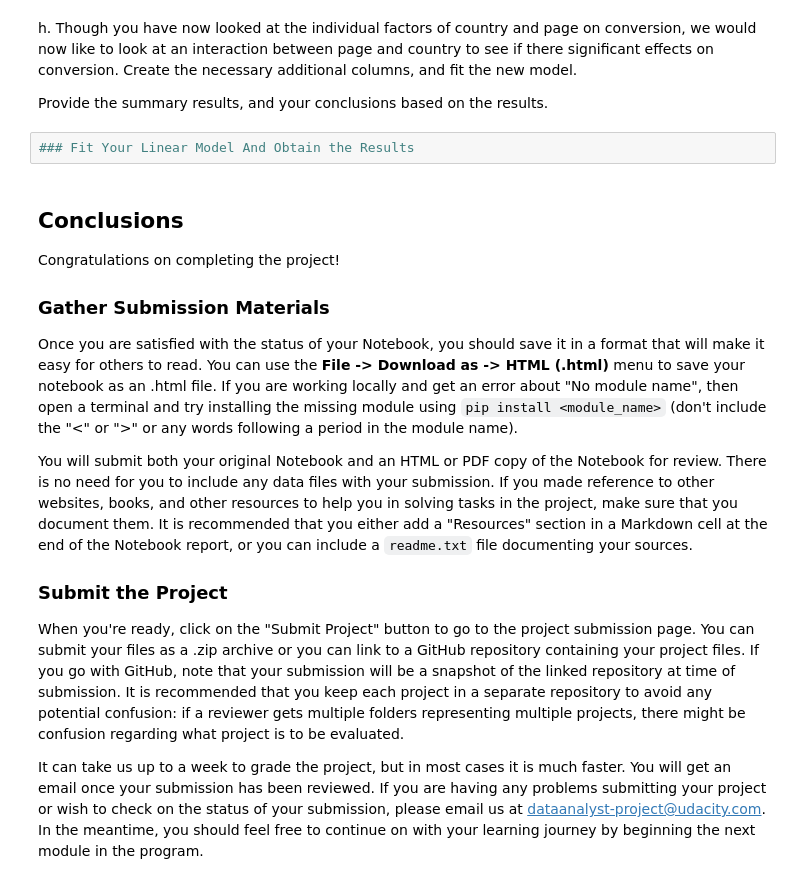
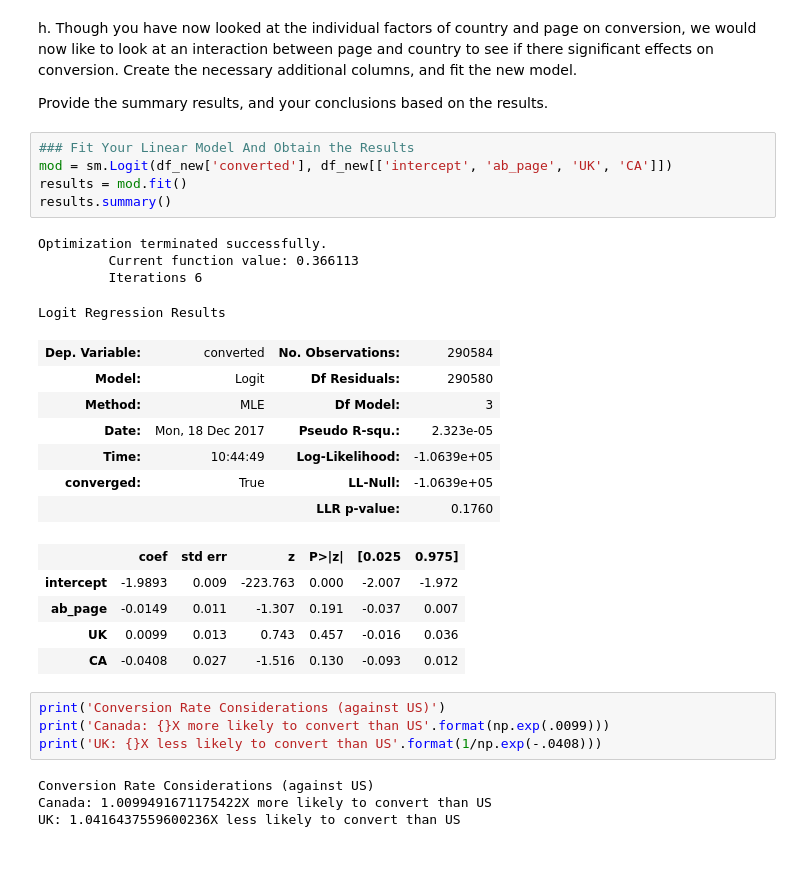
Before and after one commit to timothyshort/data_analysis, a Jupyter notebook: 04_statistics/AnalyzeABTestResults/Analyze_ab_test_results_notebook.ipynb, the cells around one changed output. Cells and saved outputs as stored; diff of their text form; blank space fills up the shorter version.

```diff
--- a/04_statistics/AnalyzeABTestResults/Analyze_ab_test_results_notebook.ipynb
+++ b/04_statistics/AnalyzeABTestResults/Analyze_ab_test_results_notebook.ipynb
@@ -331,20 +401,31 @@ h. Though you have now looked at the individual factors of country and page on c
 Provide the summary results, and your conclusions based on the results.
 # %%
 ### Fit Your Linear Model And Obtain the Results
+mod = sm.Logit(df_new['converted'], df_new[['intercept', 'ab_page', 'UK', 'CA']])
+results = mod.fit()
+results.summary()
+# %% [output]
+Optimization terminated successfully.
+         Current function value: 0.366113
+         Iterations 6
+Logit Regression Results
+| Dep. Variable: | converted | No. Observations: | 290584 |
+| Model: | Logit | Df Residuals: | 290580 |
+| Method: | MLE | Df Model: | 3 |
+| Date: | Mon, 18 Dec 2017 | Pseudo R-squ.: | 2.323e-05 |
+| Time: | 10:44:49 | Log-Likelihood: | -1.0639e+05 |
+| converged: | True | LL-Null: | -1.0639e+05 |
+|  |  | LLR p-value: | 0.1760 |
+|  | coef | std err | z | P>|z| | [0.025 | 0.975] |
+| intercept | -1.9893 | 0.009 | -223.763 | 0.000 | -2.007 | -1.972 |
+| ab_page | -0.0149 | 0.011 | -1.307 | 0.191 | -0.037 | 0.007 |
+| UK | 0.0099 | 0.013 | 0.743 | 0.457 | -0.016 | 0.036 |
+| CA | -0.0408 | 0.027 | -1.516 | 0.130 | -0.093 | 0.012 |
-# %% [markdown]
-<a id='conclusions'></a>
-## Conclusions
-
-Congratulations on completing the project!
-
-### Gather Submission Materials
-
-Once you are satisfied with the status of your Notebook, you should save it in a format that will make it easy for others to read. You can use the __File -> Download as -> HTML (.html)__ menu to save your notebook as an .html file. If you are working locally and get an error about "No module name", then open a terminal and try installing the missing module using `pip install <module_name>` (don't include the "<" or ">" or any words following a period in the module name).
-
-You will submit both your original Notebook and an HTML or PDF copy of the Notebook for review. There is no need for you to include any data files with your submission. If you made reference to other websites, books, and other resources to help you in solving tasks in the project, make sure that you document them. It is recommended that you either add a "Resources" section in a Markdown cell at the end of the Notebook report, or you can include a `readme.txt` file documenting your sources.
-
-### Submit the Project
-
-When you're ready, click on the "Submit Project" button to go to the project submission page. You can submit your files as a .zip archive or you can link to a GitHub repository containing your project files. If you go with GitHub, note that your submission will be a snapshot of the linked repository at time of submission. It is recommended that you keep each project in a separate repository to avoid any potential confusion: if a reviewer gets multiple folders representing multiple projects, there might be confusion regarding what project is to be evaluated.
-
-It can take us up to a week to grade the project, but in most cases it is much faster. You will get an email once your submission has been reviewed. If you are having any problems submitting your project or wish to check on the status of your submission, please email us at dataanalyst-project@udacity.com. In the meantime, you should feel free to continue on with your learning journey by beginning the next module in the program.
+# %%
+print('Conversion Rate Considerations (against US)')
+print('Canada: {}X more likely to convert than US'.format(np.exp(.0099)))
+print('UK: {}X less likely to convert than US'.format(1/np.exp(-.0408)))
+# %% [output]
+Conversion Rate Considerations (against US)
+Canada: 1.0099491671175422X more likely to convert than US
+UK: 1.0416437559600236X less likely to convert than US
```
Also changed, not shown: parts of 26 cells of this notebook, 1 other file.
